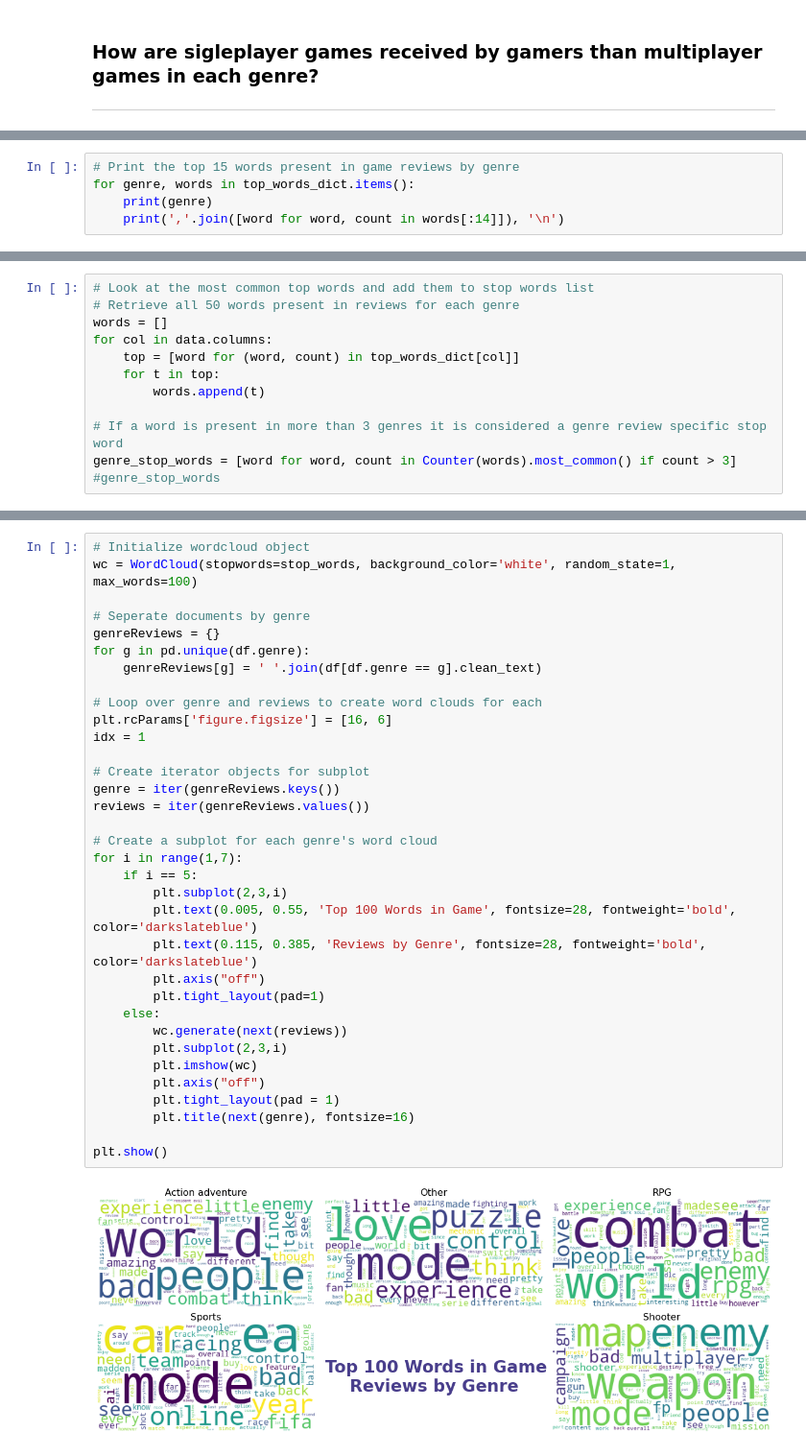
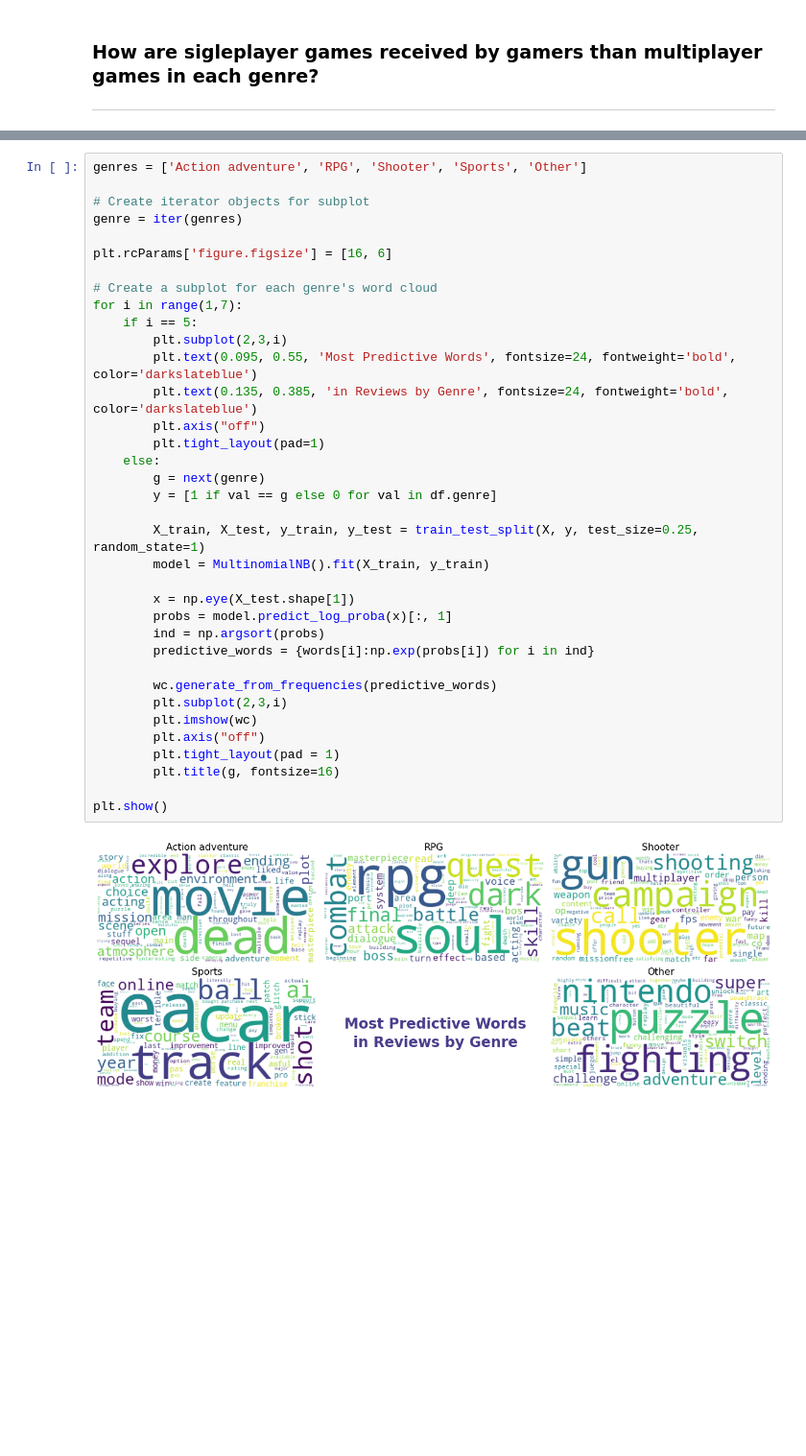
Before and after one commit to filiaguilar/Springboard-DS, a Jupyter notebook: Capstone 2/Exploratory Data Analysis.ipynb, the cells around one changed output, grey strips where cells are left out. Shown at 96% size. Drawn from its saved outputs; the diff is of its cells as text; blank space fills up the shorter version.

```diff
--- a/Capstone 2/Exploratory Data Analysis.ipynb
+++ b/Capstone 2/Exploratory Data Analysis.ipynb
@@ -197,5 +312,0 @@ for col in data.columns:
-# %%
-# Print the top 15 words present in game reviews by genre
-for genre, words in top_words_dict.items():
-    print(genre)
-    print(','.join([word for word, count in words[:14]]), '\n')
@@ -219,12 +312,0 @@ All reviews by genre contain 'not', 'like', 'play', etc. To paint a clearer pict
-# %%
-# Look at the most common top words and add them to stop words list
-# Retrieve all 50 words present in reviews for each genre
-words = []
-for col in data.columns:
-    top = [word for (word, count) in top_words_dict[col]]
-    for t in top:
-        words.append(t)
-
-# If a word is present in more than 3 genres it is considered a genre review specific stop word
-genre_stop_words = [word for word, count in Counter(words).most_common() if count > 3]
-#genre_stop_words
@@ -254,36 +313,38 @@ for col in data.columns:
 # %%
-# Initialize wordcloud object
-wc = WordCloud(stopwords=stop_words, background_color='white', random_state=1, max_words=100)
-
-# Seperate documents by genre
-genreReviews = {}
-for g in pd.unique(df.genre):
-    genreReviews[g] = ' '.join(df[df.genre == g].clean_text)
-
-# Loop over genre and reviews to create word clouds for each
-plt.rcParams['figure.figsize'] = [16, 6]
-idx = 1
+genres = ['Action adventure', 'RPG', 'Shooter', 'Sports', 'Other']
 
 # Create iterator objects for subplot
-genre = iter(genreReviews.keys())
-reviews = iter(genreReviews.values())
+genre = iter(genres)
+
+plt.rcParams['figure.figsize'] = [16, 6]
 
 # Create a subplot for each genre's word cloud
 for i in range(1,7):
     if i == 5:
         plt.subplot(2,3,i)
-        plt.text(0.005, 0.55, 'Top 100 Words in Game', fontsize=28, fontweight='bold', color='darkslateblue')
-        plt.text(0.115, 0.385, 'Reviews by Genre', fontsize=28, fontweight='bold', color='darkslateblue')
+        plt.text(0.095, 0.55, 'Most Predictive Words', fontsize=24, fontweight='bold', color='darkslateblue')
+        plt.text(0.135, 0.385, 'in Reviews by Genre', fontsize=24, fontweight='bold', color='darkslateblue')
         plt.axis("off")
         plt.tight_layout(pad=1)
     else:
-        wc.generate(next(reviews))
+        g = next(genre)
+        y = [1 if val == g else 0 for val in df.genre]
+
+        X_train, X_test, y_train, y_test = train_test_split(X, y, test_size=0.25, random_state=1)
+        model = MultinomialNB().fit(X_train, y_train)
+
+        x = np.eye(X_test.shape[1])
+        probs = model.predict_log_proba(x)[:, 1]
+        ind = np.argsort(probs)
+        predictive_words = {words[i]:np.exp(probs[i]) for i in ind}
+
+        wc.generate_from_frequencies(predictive_words)
         plt.subplot(2,3,i)
         plt.imshow(wc)
         plt.axis("off")
         plt.tight_layout(pad = 1)
-        plt.title(next(genre), fontsize=16)
+        plt.title(g, fontsize=16)
 
 plt.show()
 # %% [output]
-[figure, old version]
+[figure, new version]
```
Also changed, not shown: parts of 51 cells of this notebook.
